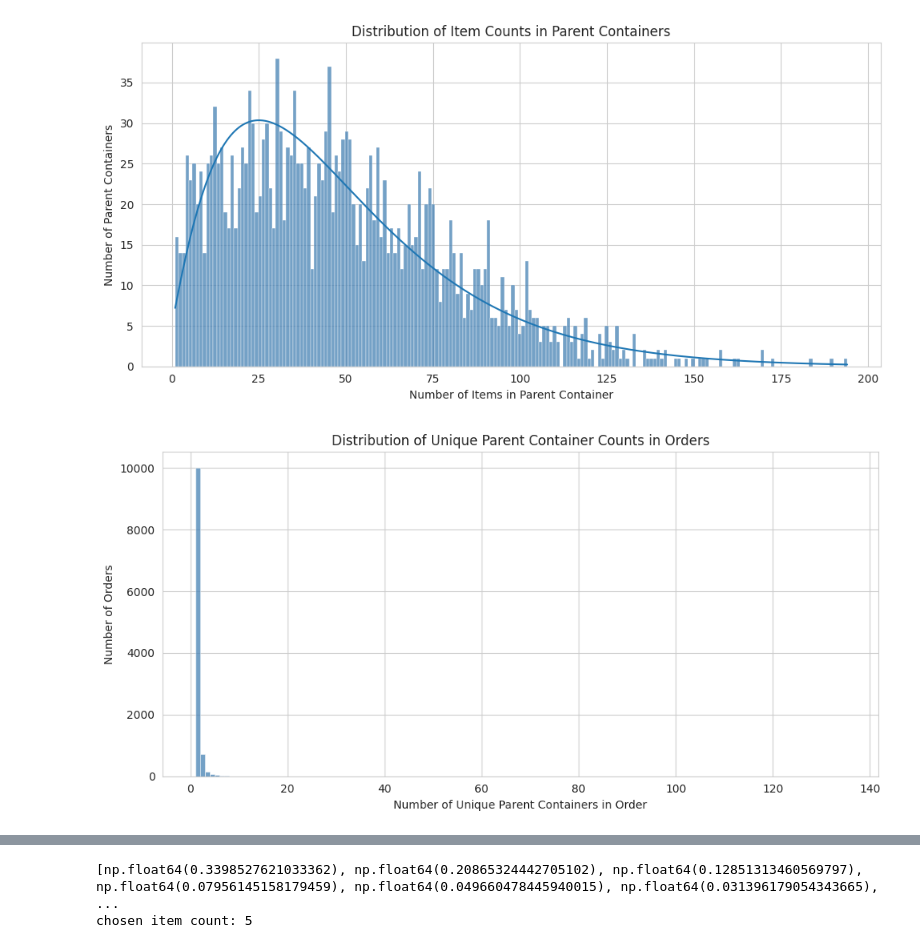
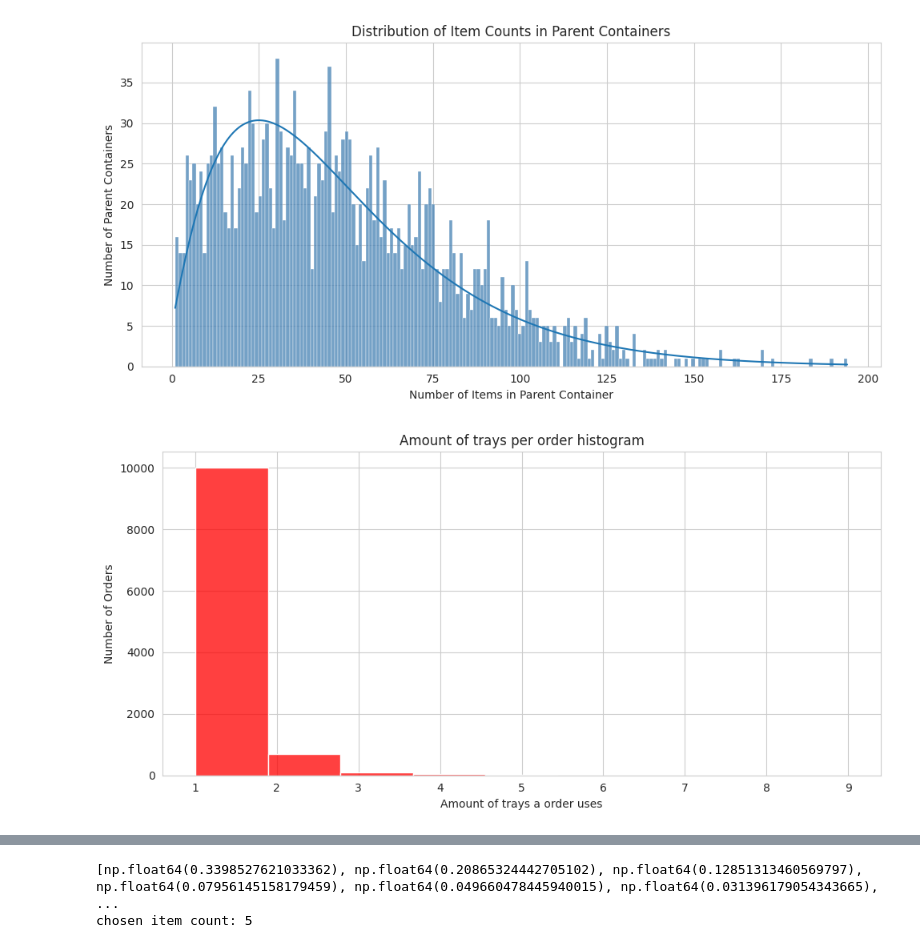
Before and after one commit to TomTom2028/SoftwareSim, a Jupyter notebook: AnalysisData.ipynb, the cells around one changed output, grey strips where cells are left out. Cells and saved outputs as stored; diff of their text form; code cells hidden in the pictures.

Commit message:
cleaned up the graphs for in the ppt!

```diff
--- a/AnalysisData.ipynb
+++ b/AnalysisData.ipynb
@@ -562,33 +576,34 @@ plt.tight_layout()
 # %%
 # amount of differnt parent containers that each order with more than 1 item has
 import seaborn as sns
 import matplotlib.pyplot as plt
 import numpy as np
 import pandas as pd
 import scipy.stats as stats
 
 loc = 'OSR'
 filtered_df = df[df['Location code'] == loc].sort_values(by='Last Change Dt')
 
 # Step 1: get amoutn of items per order
 order_item_count = filtered_df.groupby('Outbound order number')['Item code'].nunique()
 # Step 2: Filter to keep only those with more than 1 item
 order_item_count = order_item_count[order_item_count > 1]
+order_item_count = order_item_count[order_item_count < 40]
 
 # Step 3: for all those orders get the amount of unique parent containers
 order_parent_count = filtered_df[filtered_df['Outbound order number'].isin(order_item_count.index)].groupby('Outbound order number')['Parent container code'].nunique()
 # Step 4: Plot the distribution of those counts
 plt.figure(figsize=(10, 5))
-sns.histplot(order_parent_count, bins=order_parent_count.max(), kde=False, color='steelblue')
-plt.title('Distribution of Unique Parent Container Counts in Orders')
-plt.xlabel('Number of Unique Parent Containers in Order')
+sns.histplot(order_parent_count, bins=order_parent_count.max(), kde=False, color='red')
+plt.title('Amount of trays per order histogram')
+plt.xlabel('Amount of trays a order uses')
 plt.ylabel('Number of Orders')
 plt.grid(True)
 plt.tight_layout()
 
 #meestal komen als het meerder oders zijn in dezelfde tray! waarschijnlijk gerlateerd!
 # %% [output]
-[figure, old version]
+[figure, new version]
 # %%
 # are related items stored together?
 # %%
```
Also changed, not shown: parts of 5 cells of this notebook, 1 other file.
